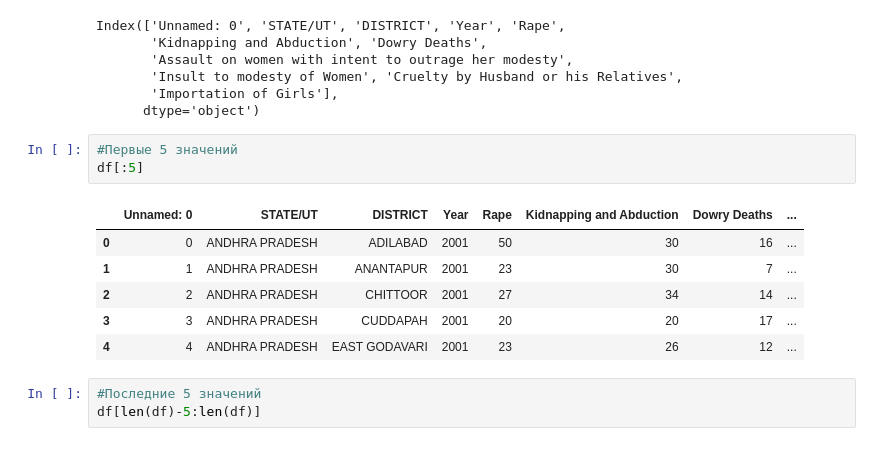
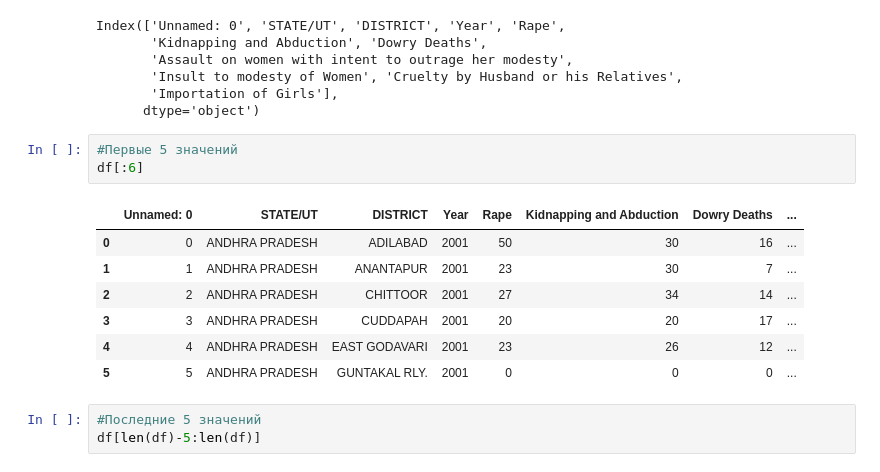
Before and after one commit to YLysov0017/Pproject, a Jupyter notebook: ML_lab1.ipynb, the cells around one changed output. Saved outputs shown, nothing was run; the diff lists cells and outputs as text.

```diff
--- a/ML_lab1.ipynb
+++ b/ML_lab1.ipynb
@@ -49,14 +49,15 @@ Index(['Unnamed: 0', 'STATE/UT', 'DISTRICT', 'Year', 'Rape',
       dtype='object')
 # %%
 #Первые 5 значений
-df[:5]
+df[:6]
 # %% [output]
 |  | Unnamed: 0 | STATE/UT | DISTRICT | Year | Rape | Kidnapping and Abduction | Dowry Deaths | ... |
 | 0 | 0 | ANDHRA PRADESH | ADILABAD | 2001 | 50 | 30 | 16 | ... |
 | 1 | 1 | ANDHRA PRADESH | ANANTAPUR | 2001 | 23 | 30 | 7 | ... |
 | 2 | 2 | ANDHRA PRADESH | CHITTOOR | 2001 | 27 | 34 | 14 | ... |
 | 3 | 3 | ANDHRA PRADESH | CUDDAPAH | 2001 | 20 | 20 | 17 | ... |
 | 4 | 4 | ANDHRA PRADESH | EAST GODAVARI | 2001 | 23 | 26 | 12 | ... |
+| 5 | 5 | ANDHRA PRADESH | GUNTAKAL RLY. | 2001 | 0 | 0 | 0 | ... |
 # %%
 #Последние 5 значений
 df[len(df)-5:len(df)]
```
Also changed, not shown: parts of 2 cells of this notebook.
